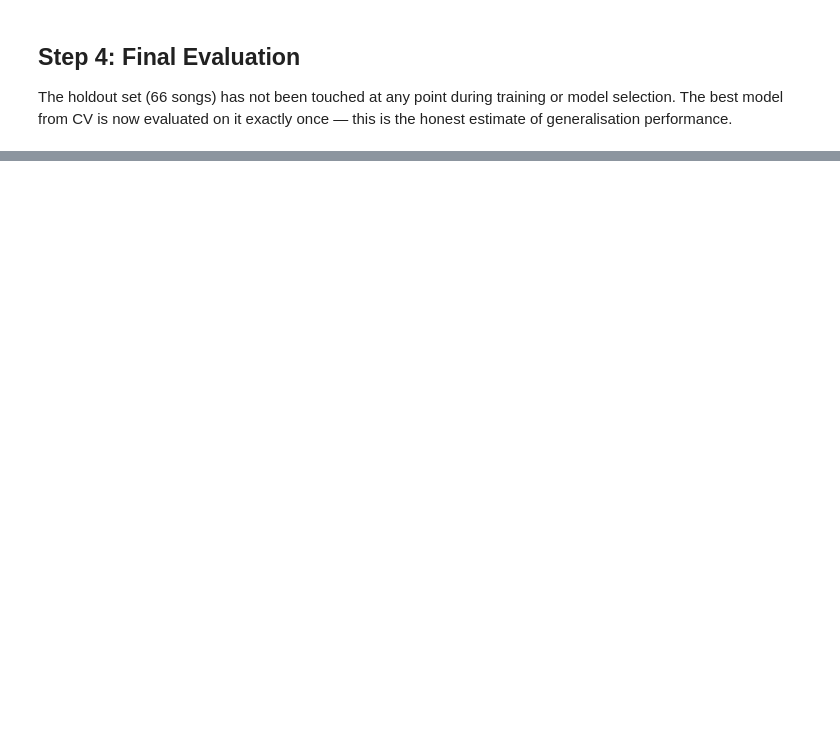
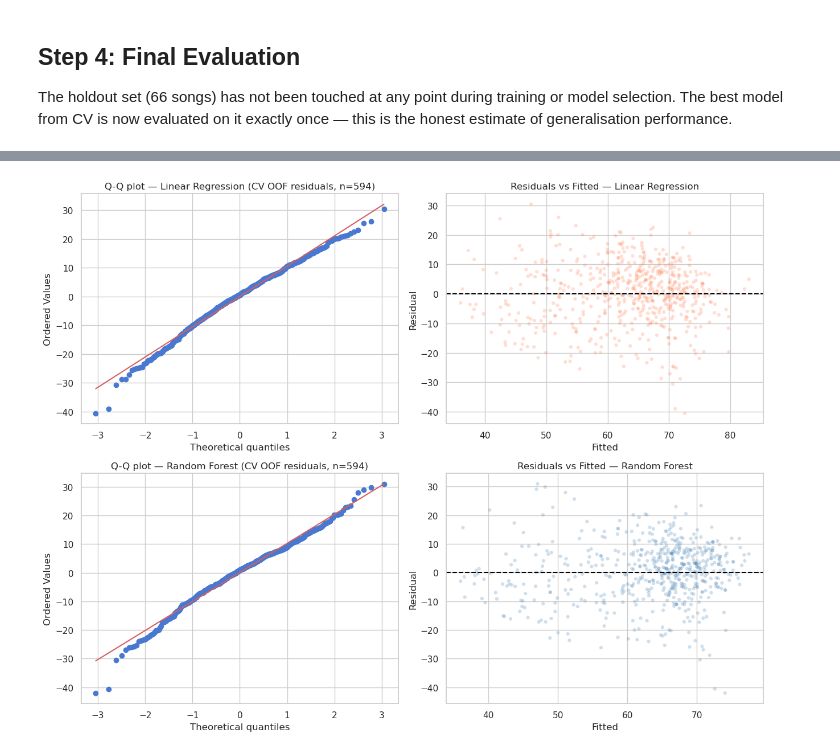
Before and after one commit to nathanorm/stats-notebook, a Jupyter notebook: notebooks/machine-learning/01-ml-tasks.ipynb, the cells around one changed output, grey strips where cells are left out. Cells and saved outputs as stored; diff of their text form; code cells hidden in the pictures; blank space fills up the shorter version.

```diff
--- a/notebooks/machine-learning/01-ml-tasks.ipynb
+++ b/notebooks/machine-learning/01-ml-tasks.ipynb
@@ -705,0 +753,98 @@ Improvement over mean baseline: 5.474 RMSE points
+# %%
+from scipy.stats import probplot, t as t_dist
+from sklearn.model_selection import cross_val_predict
+
+# ── CV out-of-fold predictions (594 points — far better than 66 holdout for Q-Q) ─
+lr_oof = cross_val_predict(fitted_pipelines["Linear Regression"], X_train, y_train, cv=CV)
+lr_oof_resid = (y_train - lr_oof).values
+
+rf_oof = cross_val_predict(fitted_pipelines["Random Forest"], X_train, y_train, cv=CV)
+rf_oof_resid = (y_train - rf_oof).values
+
+# ── Q-Q plots and residuals vs fitted ─────────────────────────────────────────
+fig, axes = plt.subplots(2, 2, figsize=(13, 10))
+probplot(lr_oof_resid, plot=axes[0, 0])
+axes[0, 0].set_title("Q-Q plot — Linear Regression (CV OOF residuals, n=594)")
+
+axes[0, 1].scatter(lr_oof, lr_oof_resid, alpha=0.25, color="coral", s=20, edgecolors="none")
+axes[0, 1].axhline(0, color="black", lw=1.5, ls="--")
+axes[0, 1].set_xlabel("Fitted"); axes[0, 1].set_ylabel("Residual")
+axes[0, 1].set_title("Residuals vs Fitted — Linear Regression")
+
+probplot(rf_oof_resid, plot=axes[1, 0])
+axes[1, 0].set_title("Q-Q plot — Random Forest (CV OOF residuals, n=594)")
+
+axes[1, 1].scatter(rf_oof, rf_oof_resid, alpha=0.25, color="steelblue", s=20, edgecolors="none")
+axes[1, 1].axhline(0, color="black", lw=1.5, ls="--")
+axes[1, 1].set_xlabel("Fitted"); axes[1, 1].set_ylabel("Residual")
+axes[1, 1].set_title("Residuals vs Fitted — Random Forest")
+
+plt.tight_layout()
+plt.show()
+
+# ── Effect size: Cohen's d on residual bias (how many SDs from zero?) ─────────
+def cohen_d_one(x, mu=0):
+    return (x.mean() - mu) / x.std(ddof=1)
+
+def effect_label(d):
+    a = abs(d)
+    return "negligible" if a < 0.2 else "small" if a < 0.5 else "medium" if a < 0.8 else "large"
+
+print("=== Residual bias — Cohen's d (OOF residual mean vs 0) ===")
+for name, resid in [("Linear Regression", lr_oof_resid), ("Random Forest", rf_oof_resid)]:
+    d = cohen_d_one(resid)
+    print(f"  {name:<22}  d = {d:+.4f}  [{effect_label(d)}]  (mean = {resid.mean():.3f})")
+print("  |d| < 0.2 → model is approximately unbiased in expectation.")
+
+# ── Bayesian credible interval on residual mean (Jeffreys non-informative prior)
+#    Under p(μ,σ) ∝ 1/σ, the posterior for μ is t_{n-1}(x̄, s/√n) ────────────
+def bayes_ci_mean(x, cred=0.95):
+    n, mean, se = len(x), x.mean(), x.std(ddof=1) / np.sqrt(len(x))
+    q = (1 + cred) / 2
+    hw = t_dist.ppf(q, df=n - 1) * se
+    return mean - hw, mean + hw
+
+print("\n=== 95% Bayesian credible interval on residual mean (Jeffreys prior) ===")
+for name, resid in [("Linear Regression", lr_oof_resid), ("Random Forest", rf_oof_resid)]:
+    lo, hi = bayes_ci_mean(resid)
+    incl = "contains 0 → unbiased" if lo <= 0 <= hi else "excludes 0 → systematic bias"
+    print(f"  {name:<22}  [{lo:+.4f}, {hi:+.4f}]  ({incl})")
+
+# ── Bayesian Ridge posterior predictive intervals on holdout ──────────────────
+br_pipe  = fitted_pipelines["Bayesian Ridge"]
+X_h_pre  = br_pipe.named_steps["pre"].transform(X_holdout)
+br_mean, br_param_std = br_pipe.named_steps["model"].predict(X_h_pre, return_std=True)
+
+# noise_std = aleatoric (irreducible); br_param_std = epistemic (parameter uncertainty)
+noise_std   = 1.0 / np.sqrt(br_pipe.named_steps["model"].alpha_)
+br_full_std = np.sqrt(br_param_std**2 + noise_std**2)
+
+sort_idx = np.argsort(br_mean)
+fig, ax  = plt.subplots(figsize=(13, 5))
+ax.fill_between(range(len(sort_idx)),
+                br_mean[sort_idx] - 1.96 * br_full_std[sort_idx],
+                br_mean[sort_idx] + 1.96 * br_full_std[sort_idx],
+                alpha=0.20, color="steelblue", label="95% credible interval (full predictive)")
+ax.fill_between(range(len(sort_idx)),
+                br_mean[sort_idx] - 1.96 * br_param_std[sort_idx],
+                br_mean[sort_idx] + 1.96 * br_param_std[sort_idx],
+                alpha=0.40, color="steelblue", label="Epistemic uncertainty only (parameter)")
+ax.plot(range(len(sort_idx)), br_mean[sort_idx], color="steelblue", lw=2, label="Predicted mean")
+ax.scatter(range(len(sort_idx)), np.array(y_holdout)[sort_idx],
+           color="coral", s=25, zorder=5, label="Actual pop")
+ax.set_xlabel("Holdout songs (sorted by predicted popularity)")
+ax.set_ylabel("Popularity score")
+ax.set_title("Bayesian Ridge — posterior predictive intervals (holdout, n=66)")
+ax.legend(fontsize=9)
+plt.tight_layout()
+plt.show()
+
+br_holdout_rmse = np.sqrt(mean_squared_error(y_holdout, br_mean))
+print(f"Bayesian Ridge holdout RMSE   : {br_holdout_rmse:.3f}")
+print(f"Aleatoric noise std (α⁻⁰·⁵)  : {noise_std:.3f}   ← irreducible scatter in the data")
+print(f"Mean epistemic std (parameters): {br_param_std.mean():.3f}   ← uncertainty from finite training set")
+print(f"Mean total predictive std      : {br_full_std.mean():.3f}")
+print(f"\nThe wide credible intervals reflect genuine aleatoric uncertainty — pop cannot be")
+print(f"determined precisely from audio features alone, which is consistent with R² ≈ 0.45.")
+# %% [output]
+[figure, added]
```
Also changed, not shown: parts of 10 cells of this notebook.
